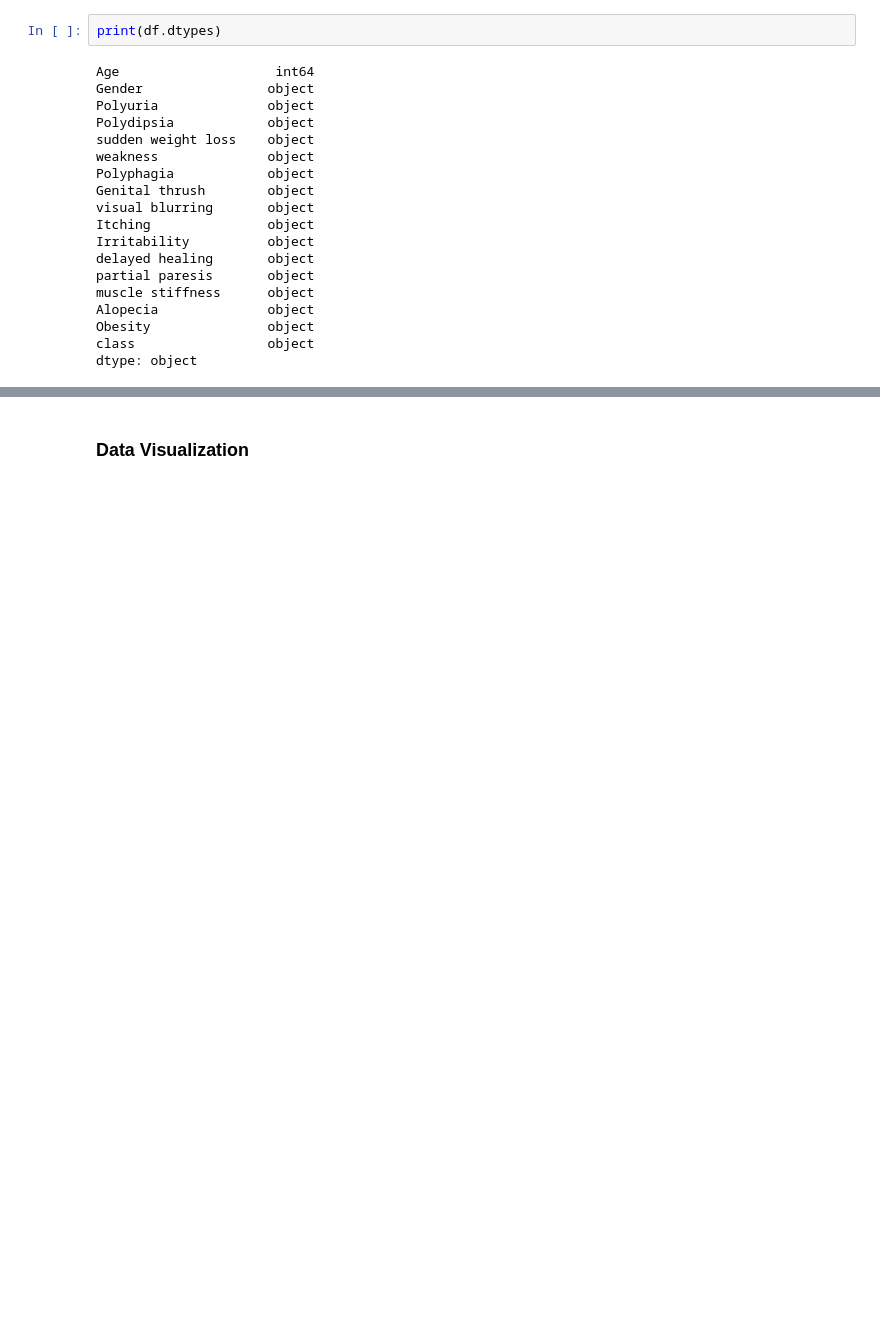
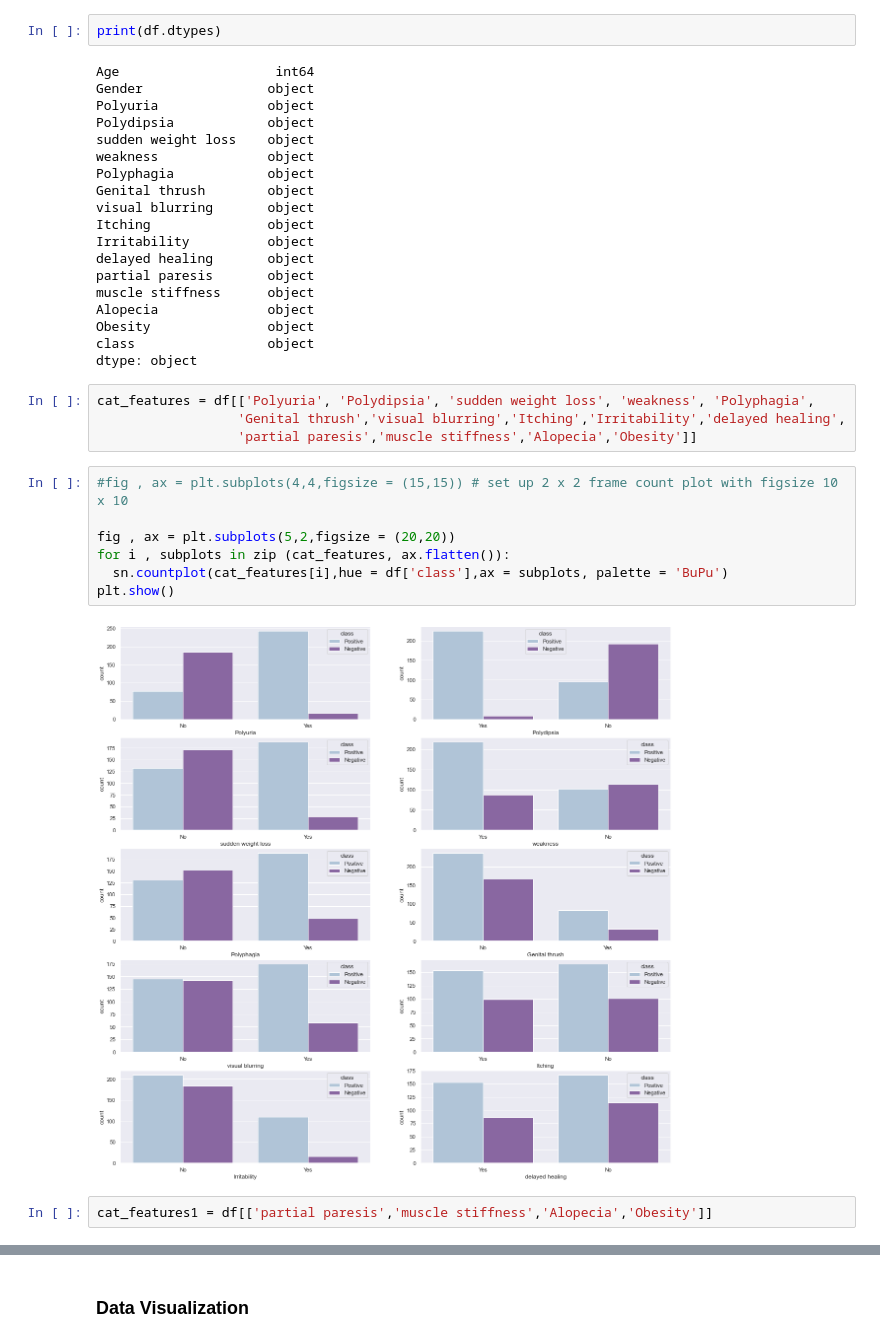
Before and after one commit to carlos-marin1742/CM-Machine-Learning-Projects, a Jupyter notebook: diabetes prediction using ML/Diabetes project.ipynb, the cells around one changed output, grey strips where cells are left out. Drawn from its saved outputs; the diff is of its cells as text; blank space fills up the shorter version.

```diff
--- a/diabetes prediction using ML/Diabetes project.ipynb
+++ b/diabetes prediction using ML/Diabetes project.ipynb
@@ -62,3 +61,18 @@ Alopecia              object
 Obesity               object
 class                 object
 dtype: object
+# %%
+cat_features = df[['Polyuria', 'Polydipsia', 'sudden weight loss', 'weakness', 'Polyphagia',
+                  'Genital thrush','visual blurring','Itching','Irritability','delayed healing',
+                  'partial paresis','muscle stiffness','Alopecia','Obesity']]
+# %%
+#fig , ax = plt.subplots(4,4,figsize = (15,15)) # set up 2 x 2 frame count plot with figsize 10 x 10
+
+fig , ax = plt.subplots(5,2,figsize = (20,20))
+for i , subplots in zip (cat_features, ax.flatten()):
+  sn.countplot(cat_features[i],hue = df['class'],ax = subplots, palette = 'BuPu')
+plt.show()
+# %% [output]
+[figure, added]
+# %%
+cat_features1 = df[['partial paresis','muscle stiffness','Alopecia','Obesity']]
```
Also changed, not shown: parts of 65 cells of this notebook.
